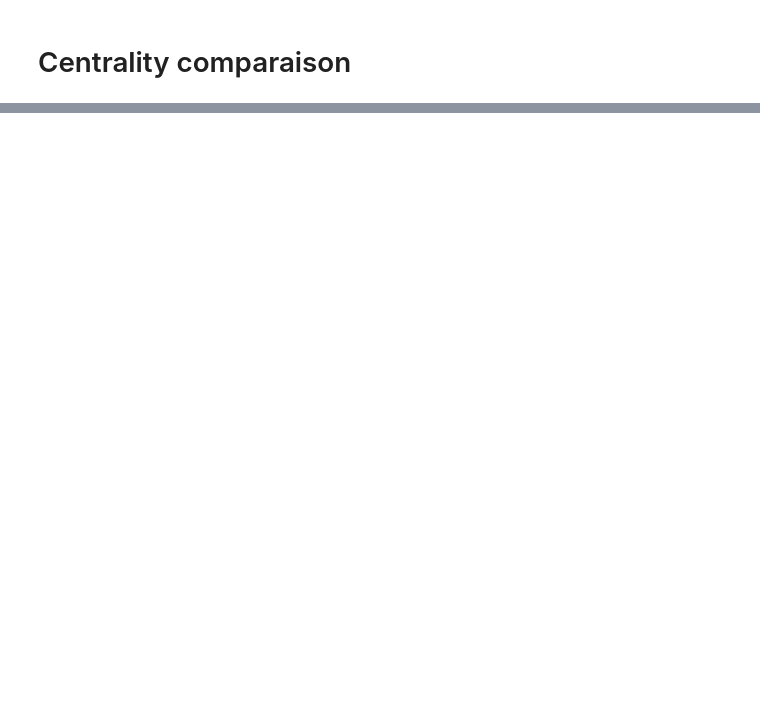
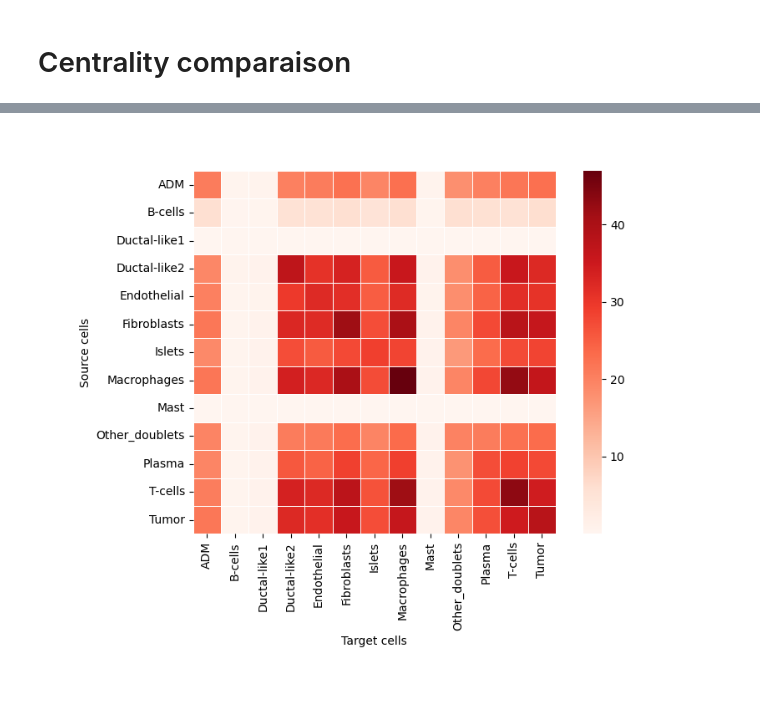
Before and after one commit to Lilian-GA/GenMed_CCC, a Jupyter notebook: sender_receiver_analysis.ipynb, the cells around one changed output, grey strips where cells are left out. Cells and saved outputs as stored; diff of their text form; code cells hidden in the pictures; blank space fills up the shorter version.

```diff
--- a/sender_receiver_analysis.ipynb
+++ b/sender_receiver_analysis.ipynb
@@ -148,0 +212,4 @@ fig = circos.plotfig()
+# %%
+plot_ccc_heatmap(df_pancreas)
+# %% [output]
+[figure, added]
```
Also changed, not shown: parts of 17 cells of this notebook.
